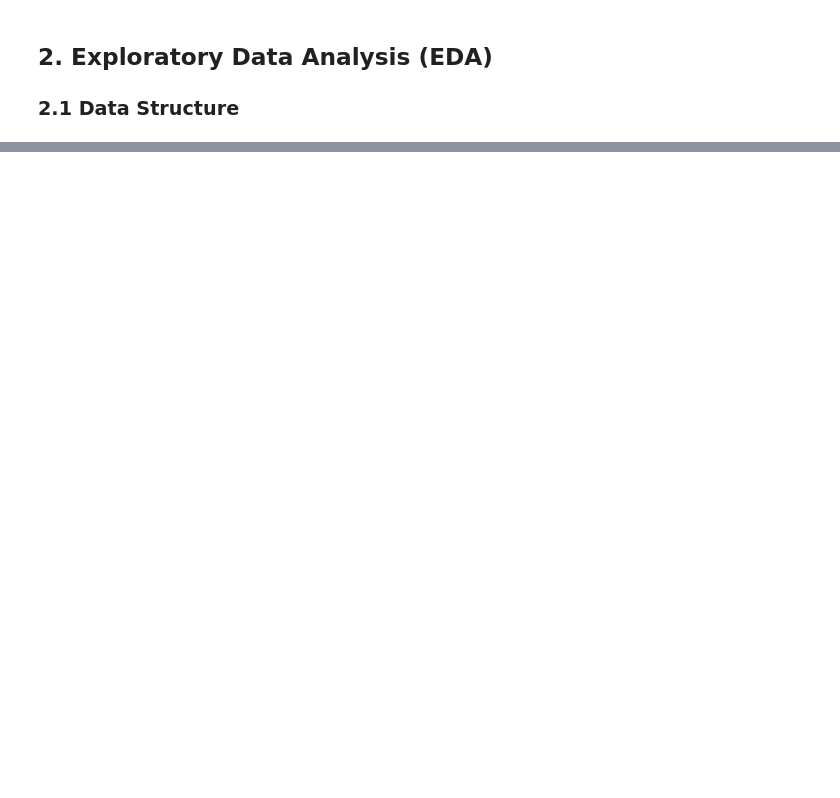
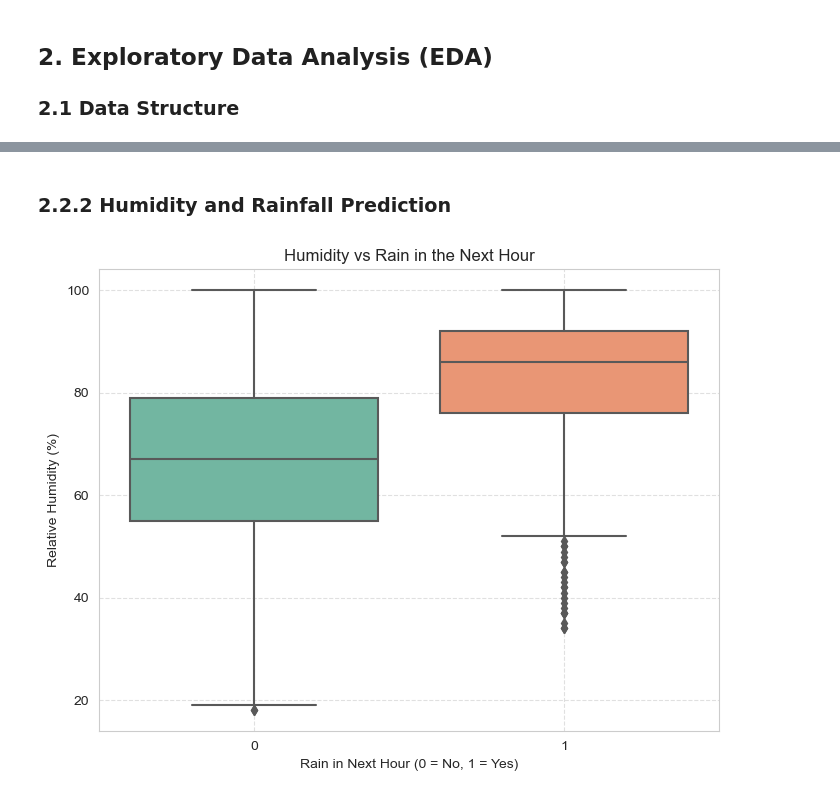
Before and after one commit to Yanyin-Chen-1156325/ST_ML_1156325, a Jupyter notebook: assignment2.ipynb, the cells around one changed output, grey strips where cells are left out. Cells and saved outputs as stored; diff of their text form; code cells hidden in the pictures; blank space fills up the shorter version.

```diff
--- a/assignment2.ipynb
+++ b/assignment2.ipynb
@@ -459,0 +484,23 @@ for col in numerical_features:
+# %% [markdown]
+### 2.2.2 Humidity and Rainfall Prediction
+# %%
+# Create label: next hour rain (shift -1)
+df_eda["rain_next_hour"] = df_eda["is_rain"].shift(-1)
+
+# Drop last row (since it has no "next hour")
+df_eda = df_eda.dropna(subset=["rain_next_hour"])
+
+# Use relative humidity column
+humidity_col = "humidity"  # dataset column name
+df_eda["rain_next_hour"] = df_eda["rain_next_hour"].astype(int)
+
+# Plot boxplot of humidity grouped by next hour rain
+plt.figure(figsize=(8,6))
+sns.boxplot(x="rain_next_hour", y=humidity_col, data=df_eda, palette="Set2")
+plt.title("Humidity vs Rain in the Next Hour")
+plt.xlabel("Rain in Next Hour (0 = No, 1 = Yes)")
+plt.ylabel("Relative Humidity (%)")
+plt.grid(True, linestyle="--", alpha=0.6)
+plt.show()
+# %% [output]
+[figure, added]
```
Also changed, not shown: parts of 24 cells of this notebook.
